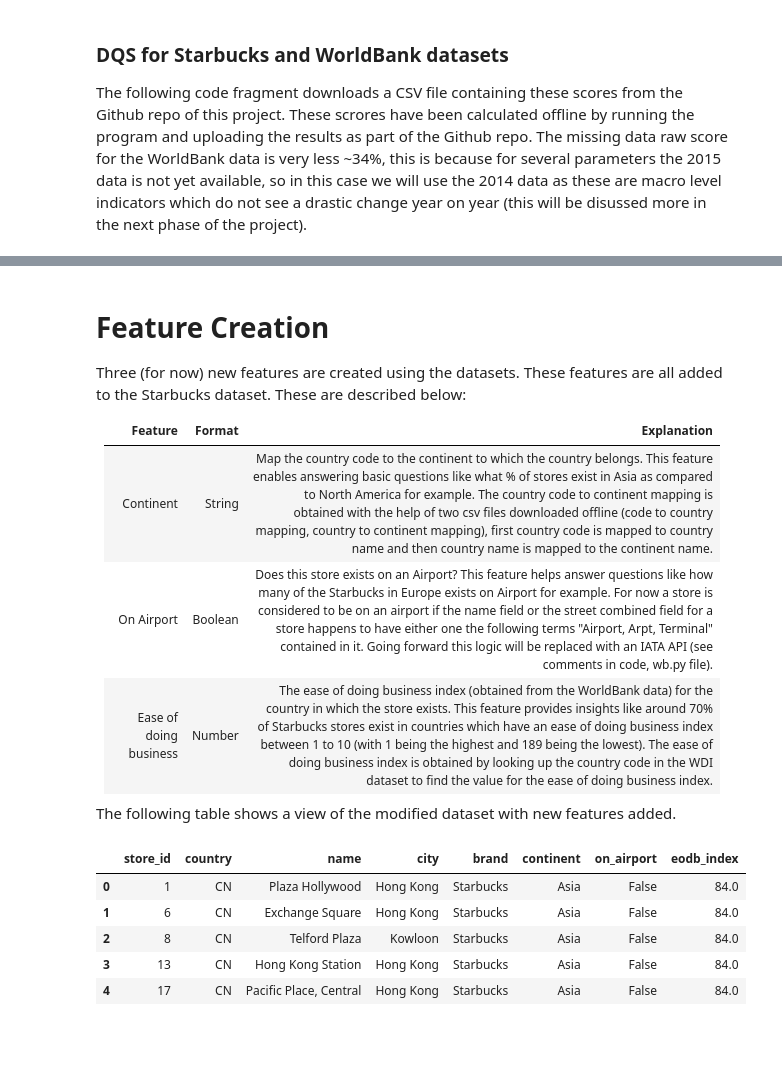
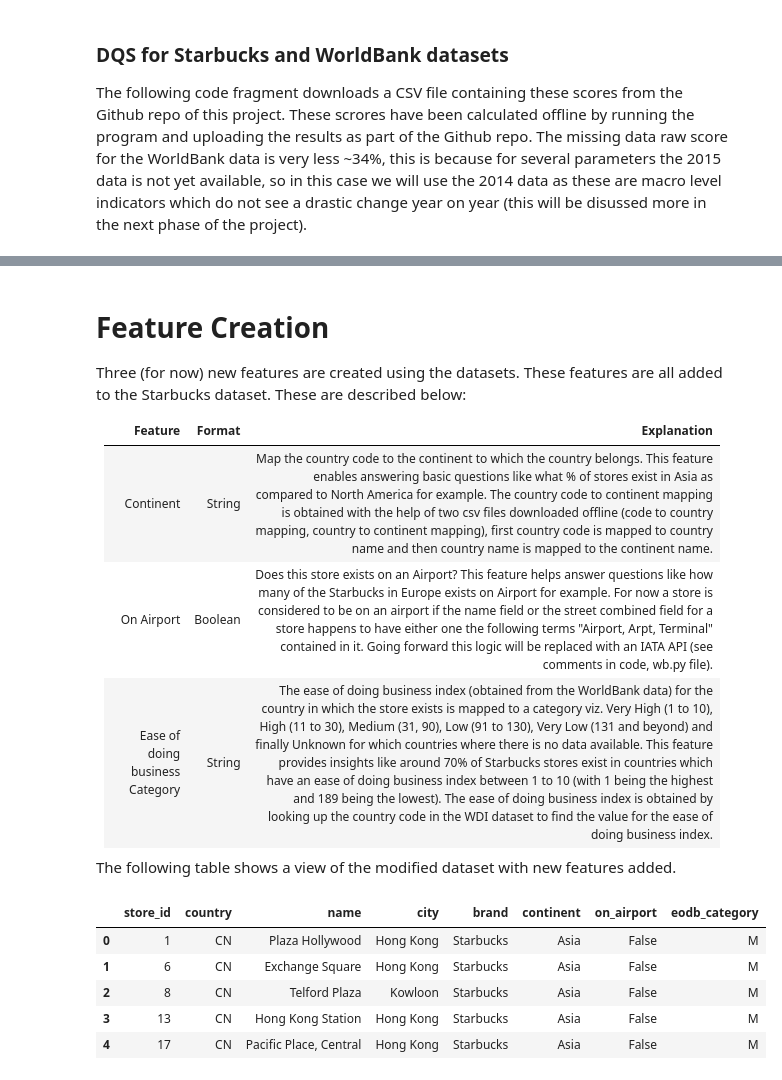
Before and after one commit to aarora79/sb_study, a Jupyter notebook: A data science tale about a coffee company.ipynb, the cells around one changed output, grey strips where cells are left out. Cells and saved outputs as stored; diff of their text form; code cells hidden in the pictures; blank space fills up the shorter version.

```diff
--- a/A data science tale about a coffee company.ipynb
+++ b/A data science tale about a coffee company.ipynb
@@ -150,25 +150,25 @@ Three (for now) new features are created using the datasets. These features are
 | ------------- |-------------|---------------|
 | Continent     | String | Map the country code to the continent to which the country belongs. This feature enables answering basic questions like what % of stores exist in Asia as compared to North America for  example. The country code to continent mapping is obtained with the help of two csv files downloaded offline (code to country mapping, country to continent mapping), first country code is mapped to country name and then country name is mapped to the continent name.|
 |On Airport     | Boolean  | Does this store exists on an Airport? This feature helps answer questions like how many of the Starbucks in Europe exists on Airport for example. For now a store is considered to be on an airport if the name field or the street combined field for a store happens to have either one the following terms "Airport, Arpt, Terminal" contained in it. Going forward this logic will be replaced with an IATA API (see comments in code, wb.py file).|
-|Ease of doing business| Number | The ease of doing business index (obtained from the WorldBank data) for the country in which the store exists. This feature provides insights like around 70% of Starbucks stores exist in countries which have an ease of doing business index between 1 to 10 (with 1 being the highest and 189 being the lowest). The ease of doing business index is obtained by looking up the country code in the WDI dataset to find the value for the ease of doing business index.|
+|Ease of doing business Category| String | The ease of doing business index (obtained from the WorldBank data) for the country in which the store exists is mapped to a category viz. Very High (1 to 10), High (11 to 30), Medium (31, 90), Low (91 to 130), Very Low (131 and beyond) and finally Unknown for which countries where there is no data available. This feature provides insights like around 70% of Starbucks stores exist in countries which have an ease of doing business index between 1 to 10 (with 1 being the highest and 189 being the lowest). The ease of doing business index is obtained by looking up the country code in the WDI dataset to find the value for the ease of doing business index.|
 
 The following table shows a view of the modified dataset with new features added.
 # %%
 import pandas as pd
 SB_W_NEW_FEATURES_URL = 'https://raw.githubusercontent.com/aarora79/sb_study/master/output/SB_data_w_features.csv'
 
 df = pd.read_csv(SB_W_NEW_FEATURES_URL)
 
 #show only some of the columns so that new feature can be shown without a scrollbar
-cols = ['store_id', 'country', 'name', 'city', 'brand', 'continent', 'on_airport', 'eodb_index']
+cols = ['store_id', 'country', 'name', 'city', 'brand', 'continent', 'on_airport', 'eodb_category']
 df[cols].head()
 # %% [output]
-|  | store_id | country | name | city | brand | continent | on_airport | eodb_index |
-| 0 | 1 | CN | Plaza Hollywood | Hong Kong | Starbucks | Asia | False | 84.0 |
-| 1 | 6 | CN | Exchange Square | Hong Kong | Starbucks | Asia | False | 84.0 |
-| 2 | 8 | CN | Telford Plaza | Kowloon | Starbucks | Asia | False | 84.0 |
-| 3 | 13 | CN | Hong Kong Station | Hong Kong | Starbucks | Asia | False | 84.0 |
-| 4 | 17 | CN | Pacific Place, Central | Hong Kong | Starbucks | Asia | False | 84.0 |
+|  | store_id | country | name | city | brand | continent | on_airport | eodb_category |
+| 0 | 1 | CN | Plaza Hollywood | Hong Kong | Starbucks | Asia | False | M |
+| 1 | 6 | CN | Exchange Square | Hong Kong | Starbucks | Asia | False | M |
+| 2 | 8 | CN | Telford Plaza | Kowloon | Starbucks | Asia | False | M |
+| 3 | 13 | CN | Hong Kong Station | Hong Kong | Starbucks | Asia | False | M |
+| 4 | 17 | CN | Pacific Place, Central | Hong Kong | Starbucks | Asia | False | M |
 # %% [markdown]
 # Some notes about the code and how to run the SBS program
 This section provides information about how to run the code, how is the code organized amongst different modules and what are the output files generated.
```
Also changed, not shown: parts of 1 cell of this notebook.
